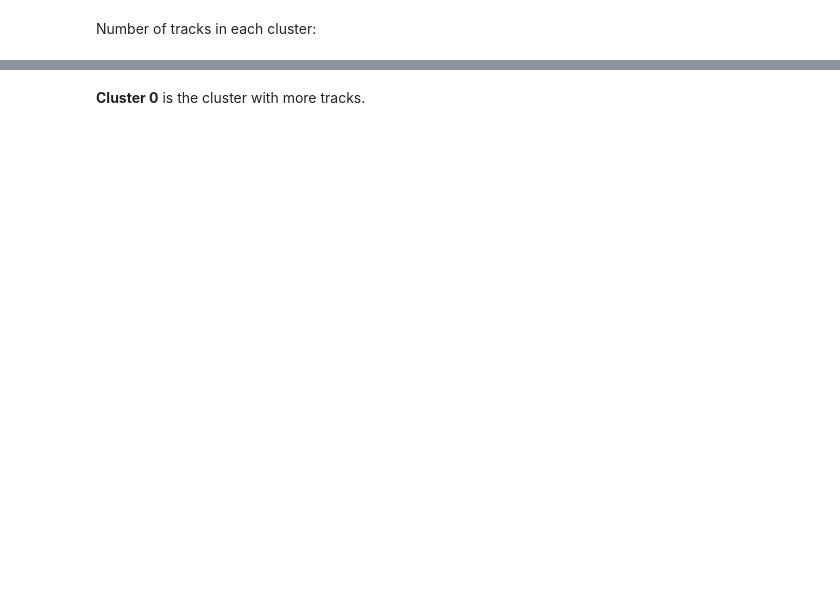
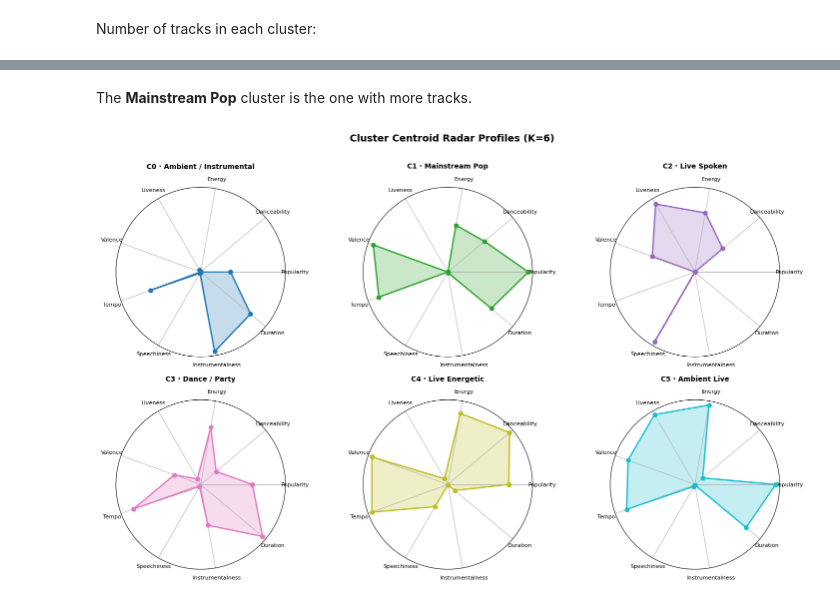
Before and after one commit to iinesclaro/ml2_projects, a Jupyter notebook: spotify_tracks_main.ipynb, the cells around one changed output, grey strips where cells are left out. Saved outputs shown, nothing was run; the diff lists cells and outputs as text; code cells hidden in the pictures; blank space fills up the shorter version.

```diff
--- a/spotify_tracks_main.ipynb
+++ b/spotify_tracks_main.ipynb
@@ -341,2 +421,47 @@ plt.show()
 # %% [markdown]
-**Cluster 0** is the cluster with more tracks.
+The **Mainstream Pop** cluster is the one with more tracks.
+# %%
+# ── Radar chart: cluster centroid profiles ──────────────────────────────────
+from matplotlib.patches import FancyArrowPatch
+import matplotlib.patches as mpatches
+
+feat_cols_radar = ['popularity', 'danceability', 'energy', 'liveness', 'valence',
+                   'tempo', 'log_speechiness', 'log_instrumentalness', 'log_duration_ms']
+feat_labels_radar = ['Popularity', 'Danceability', 'Energy', 'Liveness', 'Valence',
+                     'Tempo', 'Speechiness', 'Instrumentalness', 'Duration']
+
+centroids_orig = scaler.inverse_transform(kmeans.cluster_centers_)
+cent_df = pd.DataFrame(centroids_orig, columns=feat_cols_radar)
+
+# Normalise to [0,1] for display
+feat_min = cent_df.min()
+feat_max = cent_df.max()
+cent_norm = (cent_df - feat_min) / (feat_max - feat_min).replace(0, 1)
+
+N = len(feat_labels_radar)
+angles = np.linspace(0, 2 * np.pi, N, endpoint=False).tolist()
+angles += angles[:1]
+
+colors = plt.cm.tab10(np.linspace(0, 1, 6))
+
+fig, axes = plt.subplots(2, 3, figsize=(15, 9), subplot_kw=dict(polar=True))
+axes = axes.flatten()
+
+for idx in range(6):
+    ax = axes[idx]
+    vals = cent_norm.iloc[idx].tolist() + [cent_norm.iloc[idx].tolist()[0]]
+    color = colors[idx]
+
+    ax.plot(angles, vals, 'o-', linewidth=2, color=color)
+    ax.fill(angles, vals, alpha=0.25, color=color)
+    ax.set_xticks(angles[:-1])
+    ax.set_xticklabels(feat_labels_radar, fontsize=8)
+    ax.set_yticks([])
+    ax.set_title(f'C{idx} · {names_clusters[idx]}', fontsize=10,
+                 fontweight='bold', pad=12)
+
+plt.suptitle('Cluster Centroid Radar Profiles (K=6)', fontsize=14, fontweight='bold', y=1.01)
+plt.tight_layout()
+plt.show()
+# %% [output]
+[figure, added]
```
Also changed, not shown: parts of 13 cells of this notebook, 1 other file.
